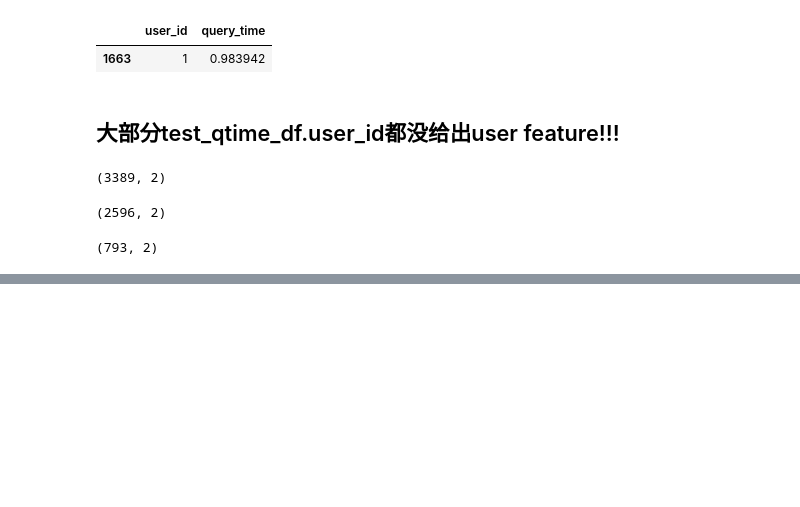
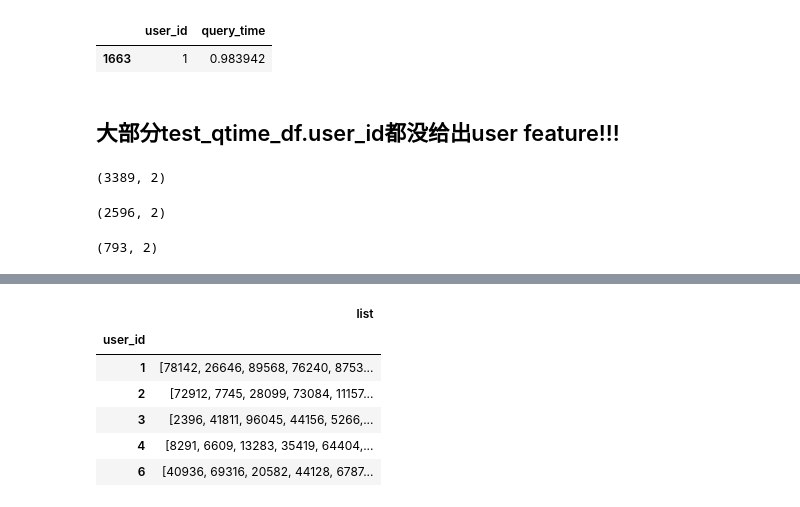
Before and after one commit to mayi140611/mayiapps, a Jupyter notebook: c6_Modern_E_Commerce_Platform_Debiasing/0EDA.ipynb, the cells around one changed output, grey strips where cells are left out. Cells and saved outputs as stored; diff of their text form; code cells hidden in the pictures; blank space fills up the shorter version.

```diff
--- a/c6_Modern_E_Commerce_Platform_Debiasing/0EDA.ipynb
+++ b/c6_Modern_E_Commerce_Platform_Debiasing/0EDA.ipynb
@@ -720,0 +751,12 @@ test_qtime_df[test_qtime_df.user_id.isin(train_user_df.user_id.tolist())].shape
+# %%
+doc = whole_click.groupby(['user_id'])['item_id'].agg({list})
+# %%
+doc.head()
+# %% [output]
+|  | list |
+| user_id |  |
+| 1 | [78142, 26646, 89568, 76240, 8753... |
+| 2 | [72912, 7745, 28099, 73084, 11157... |
+| 3 | [2396, 41811, 96045, 44156, 5266,... |
+| 4 | [8291, 6609, 13283, 35419, 64404,... |
+| 6 | [40936, 69316, 20582, 44128, 6787... |
```
Also changed, not shown: parts of 13 cells of this notebook, 1 other file.
